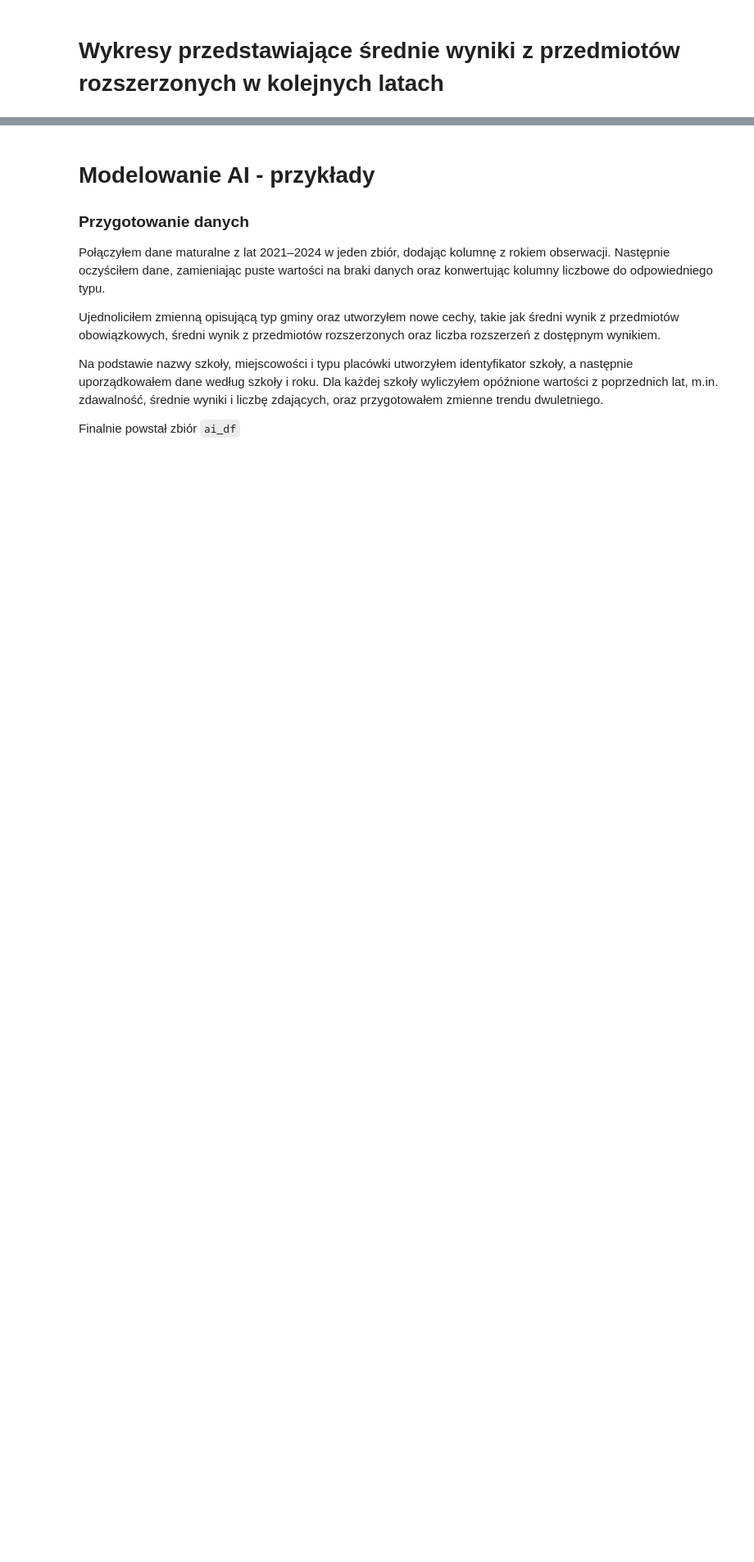
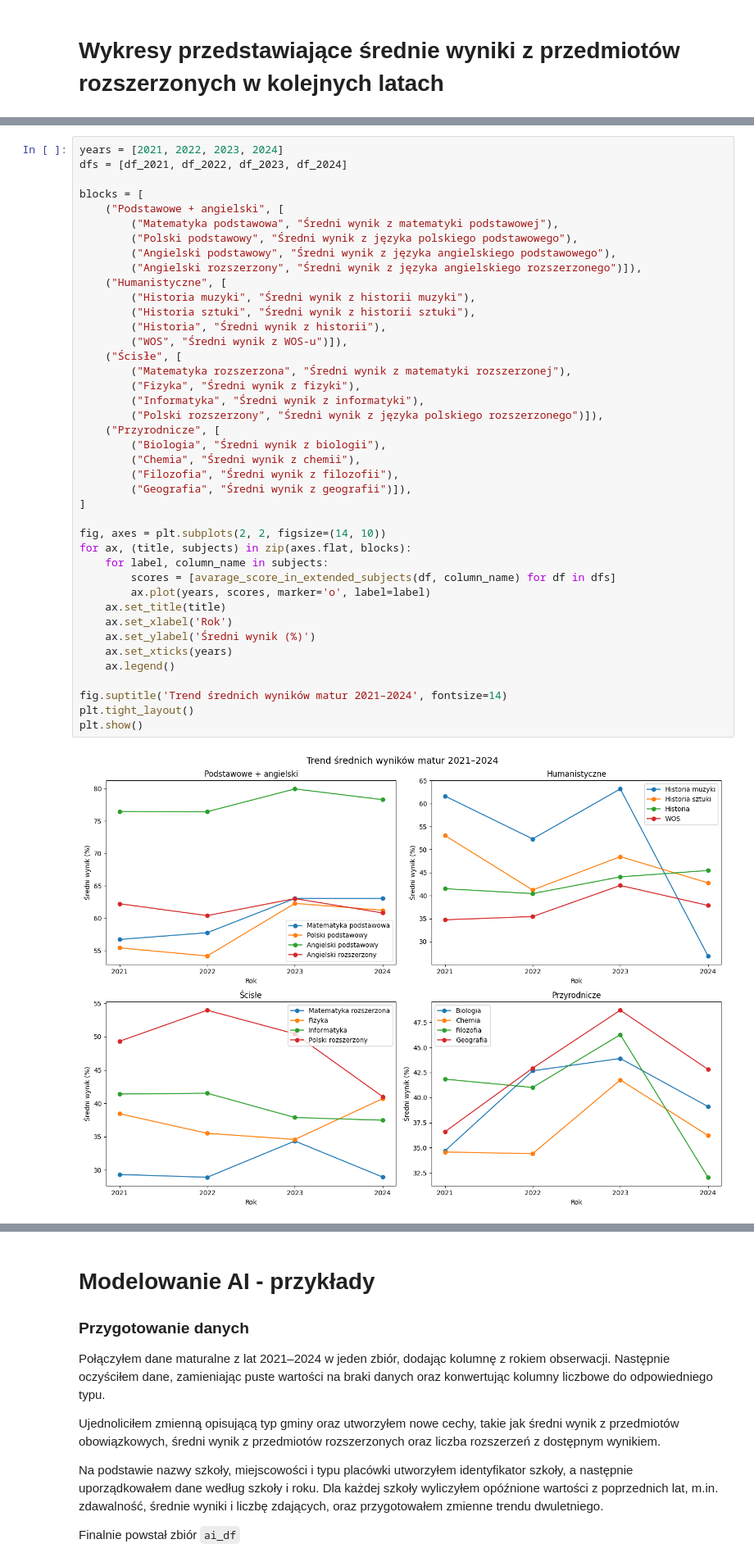
Before and after one commit to Gipsonek123/Projekt2-wyniki_matur, a Jupyter notebook: Projekt2 - wyniki matur.ipynb, the cells around one changed output, grey strips where cells are left out. Shown at 82% size. Saved outputs shown, nothing was run; the diff lists cells and outputs as text; blank space fills up the shorter version.

Commit message:
Added average results charts and value-added ML model

```diff
--- a/Projekt2 - wyniki matur.ipynb
+++ b/Projekt2 - wyniki matur.ipynb
@@ -621,0 +622,43 @@ plot_pass_percentage_for_subjects(df_2024, subjects, column_names, 2024)
+# %%
+years = [2021, 2022, 2023, 2024]
+dfs = [df_2021, df_2022, df_2023, df_2024]
+
+blocks = [
+    ("Podstawowe + angielski", [
+        ("Matematyka podstawowa", "Średni wynik z matematyki podstawowej"),
+        ("Polski podstawowy", "Średni wynik z języka polskiego podstawowego"),
+        ("Angielski podstawowy", "Średni wynik z języka angielskiego podstawowego"),
+        ("Angielski rozszerzony", "Średni wynik z języka angielskiego rozszerzonego")]),
+    ("Humanistyczne", [
+        ("Historia muzyki", "Średni wynik z historii muzyki"),
+        ("Historia sztuki", "Średni wynik z historii sztuki"),
+        ("Historia", "Średni wynik z historii"),
+        ("WOS", "Średni wynik z WOS-u")]),
+    ("Ścisłe", [
+        ("Matematyka rozszerzona", "Średni wynik z matematyki rozszerzonej"),
+        ("Fizyka", "Średni wynik z fizyki"),
+        ("Informatyka", "Średni wynik z informatyki"),
+        ("Polski rozszerzony", "Średni wynik z języka polskiego rozszerzonego")]),
+    ("Przyrodnicze", [
+        ("Biologia", "Średni wynik z biologii"),
+        ("Chemia", "Średni wynik z chemii"),
+        ("Filozofia", "Średni wynik z filozofii"),
+        ("Geografia", "Średni wynik z geografii")]),
+]
+
+fig, axes = plt.subplots(2, 2, figsize=(14, 10))
+for ax, (title, subjects) in zip(axes.flat, blocks):
+    for label, column_name in subjects:
+        scores = [avarage_score_in_extended_subjects(df, column_name) for df in dfs]
+        ax.plot(years, scores, marker='o', label=label)
+    ax.set_title(title)
+    ax.set_xlabel('Rok')
+    ax.set_ylabel('Średni wynik (%)')
+    ax.set_xticks(years)
+    ax.legend()
+
+fig.suptitle('Trend średnich wyników matur 2021–2024', fontsize=14)
+plt.tight_layout()
+plt.show()
+# %% [output]
+[figure, added]
```
Also changed, not shown: parts of 34 cells of this notebook.
